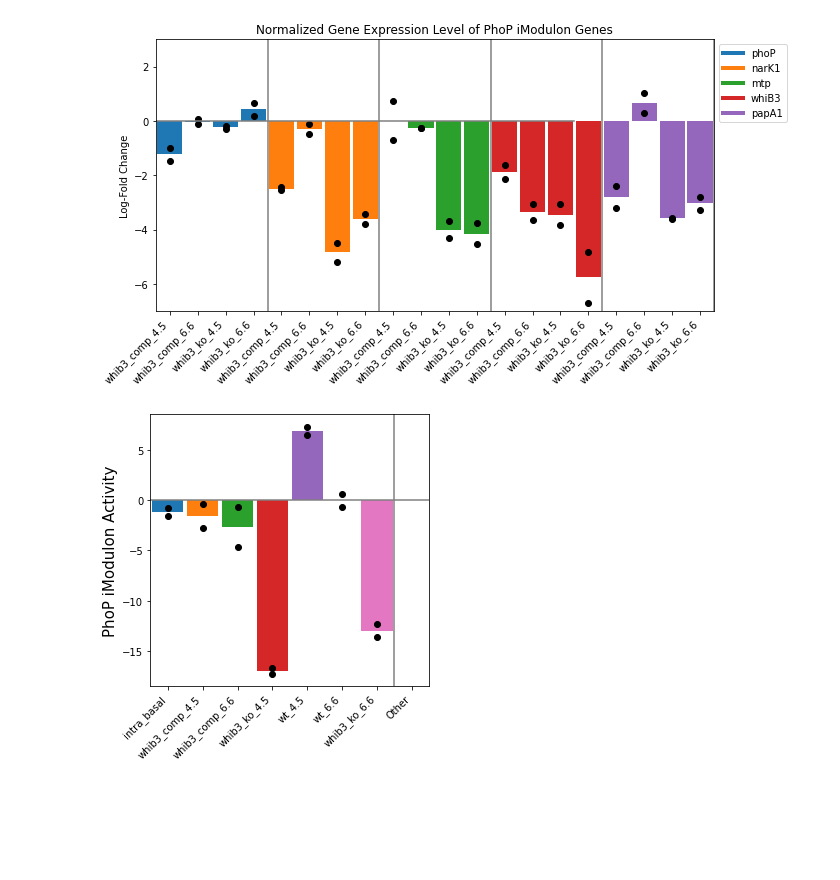
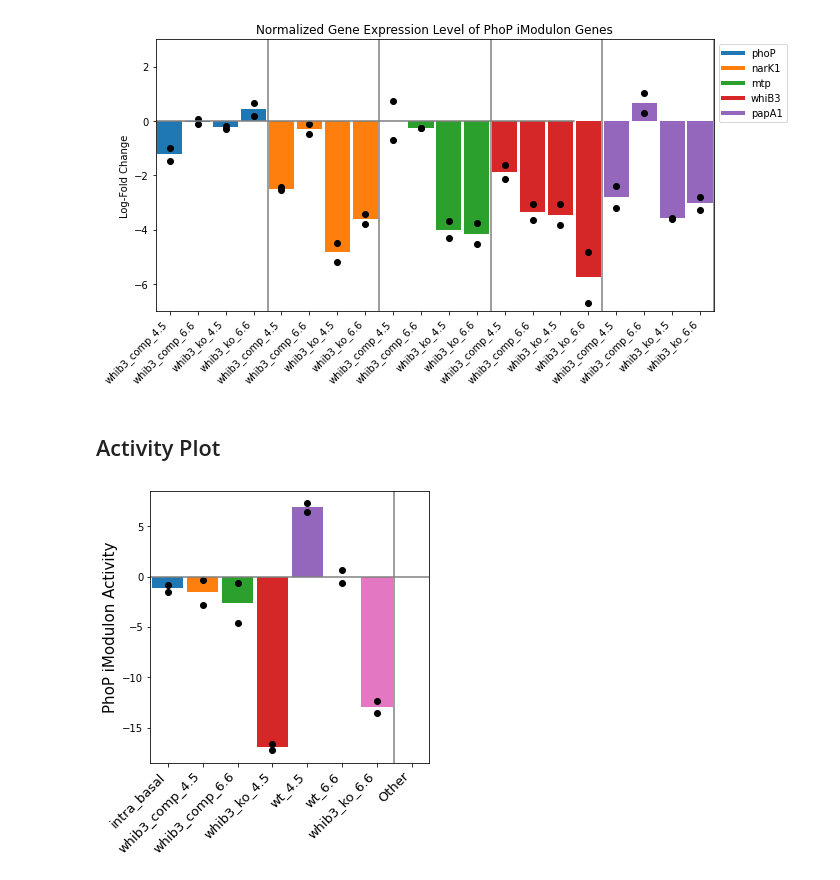
Before and after one commit to Reosu/modulome_mtb, a Jupyter notebook: notebooks/Validation_and_Discovery_Figures.ipynb, the cells around one changed output. Cells and saved outputs as stored; diff of their text form; code cells hidden in the pictures; blank space fills up the shorter version.

Commit message:
Update figures and notebooks

```diff
--- a/notebooks/Validation_and_Discovery_Figures.ipynb
+++ b/notebooks/Validation_and_Discovery_Figures.ipynb
@@ -512,6 +511,8 @@ ax.legend(custom_lines,gene_names,bbox_to_anchor=(1, 1), loc='upper left')
 plt.savefig("../figures/interim_figures/PhoP_Expression_Plot.svg",transparent=True)
 # %% [output]
 [figure]
+# %% [markdown]
+## Activity Plot
 # %%
 fig,ax = plt.subplots(figsize = [5,5])
 
@@ -525,32 +526,40 @@ for i,j in groups:
         projects.update({i[1]:list(j.index)})
 projects.update({"whib3_ko_6.6":["SRX6845147","SRX6845148"]})
 
 item_count = 0
 labels = []
 color_count = 0
 for i in projects.items():
     ax.bar(i[0],infered_DF[i[1]].loc["PhoP"].mean(),zorder=0,width=.9)
     for dot in i[1]:
         ax.plot(item_count,infered_DF[dot].loc["PhoP"],"o",color = "black")
     labels.append(i[0])
     item_count+=1
 
+non_mifH = ica_data.A.loc[imod]
+for i in projects:
+    non_mifH = non_mifH.drop(list(ica_data.sample_table.loc[ica_data.sample_table["project"]==i].index))
+mean = non_mifH.mean()
+std_dev = non_mifH.std()
+
+ax.errorbar(label_count+1,mean,yerr= std_dev, label="Other", color = "black",
+            marker=None ,capsize=10, capthick = 5,elinewidth=5)
 
 ylimits = ax.get_ylim()
 ax.set_xlim([-.5,item_count+.5])
 ax.plot(list(ax.get_xlim()),[0,0],color="gray")
 ax.set_ylim(ylimits)
 
 seperators = [7]
 sep_pos = -.5
 for cord in seperators:
     sep_pos+=cord
     ax.plot([sep_pos,sep_pos],ylimits,color="gray")
 
 labels.append("Other")
-text = plt.xticks(ticks = range(0,len(projects)+1),labels=labels,rotation="45",ha="right")
+text = plt.xticks(ticks = range(0,len(projects)+1),labels=labels,rotation="45",ha="right",fontsize=13)
 
 ax.set_ylabel("PhoP iModulon Activity",fontsize=15)
 plt.savefig("../figures/interim_figures/PhoP_Activities.svg",transparent =True)
 # %% [output]
-[figure, old version]
+[figure, new version]
```
Also changed, not shown: parts of 7 cells of this notebook, 14 other files.
